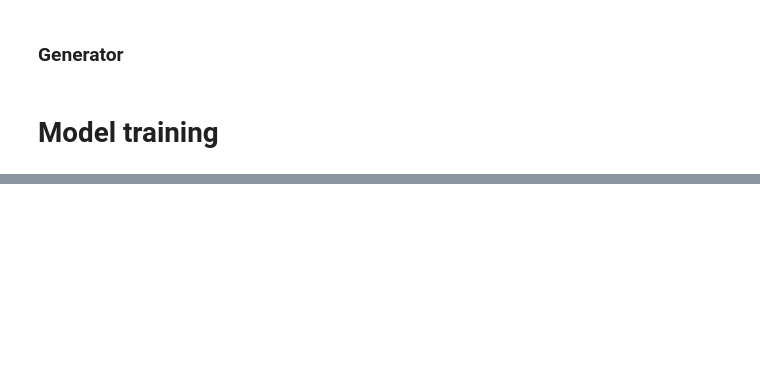
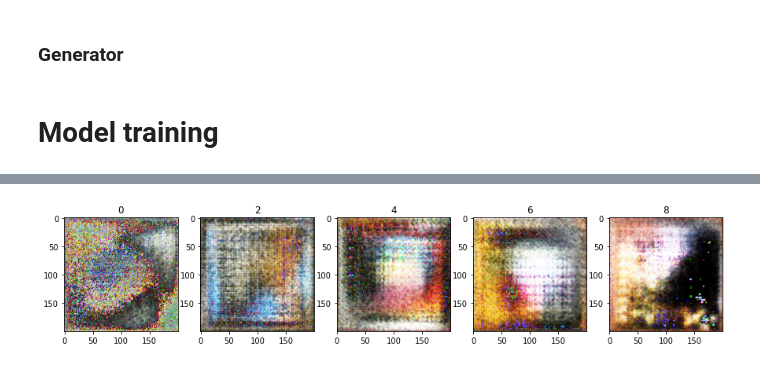
Before and after one commit to IOBananaOI/GAN_Paintings, a Jupyter notebook: GAN_Paintings.ipynb, the cells around one changed output, grey strips where cells are left out. Cells and saved outputs as stored; diff of their text form; code cells hidden in the pictures; blank space fills up the shorter version.

```diff
--- a/GAN_Paintings.ipynb
+++ b/GAN_Paintings.ipynb
@@ -265,0 +316,11 @@ img_list, d_losses, g_losses, d_grads, g_grads = train(d, g, dopt, gopt, dataloa
+# %%
+# Generator with dropout and batch_size=32 epochs=10
+fig, ax = plt.subplots(nrows=1, ncols=len(pics), figsize=(15, 8))
+for i in range(len(pics)):
+
+    ax[i].set_title(i*2)
+    ax[i].imshow(T.functional.to_pil_image(pics[i][0]))
+
+plt.show()
+# %% [output]
+[figure, added]
```
Also changed, not shown: parts of 24 cells of this notebook.
